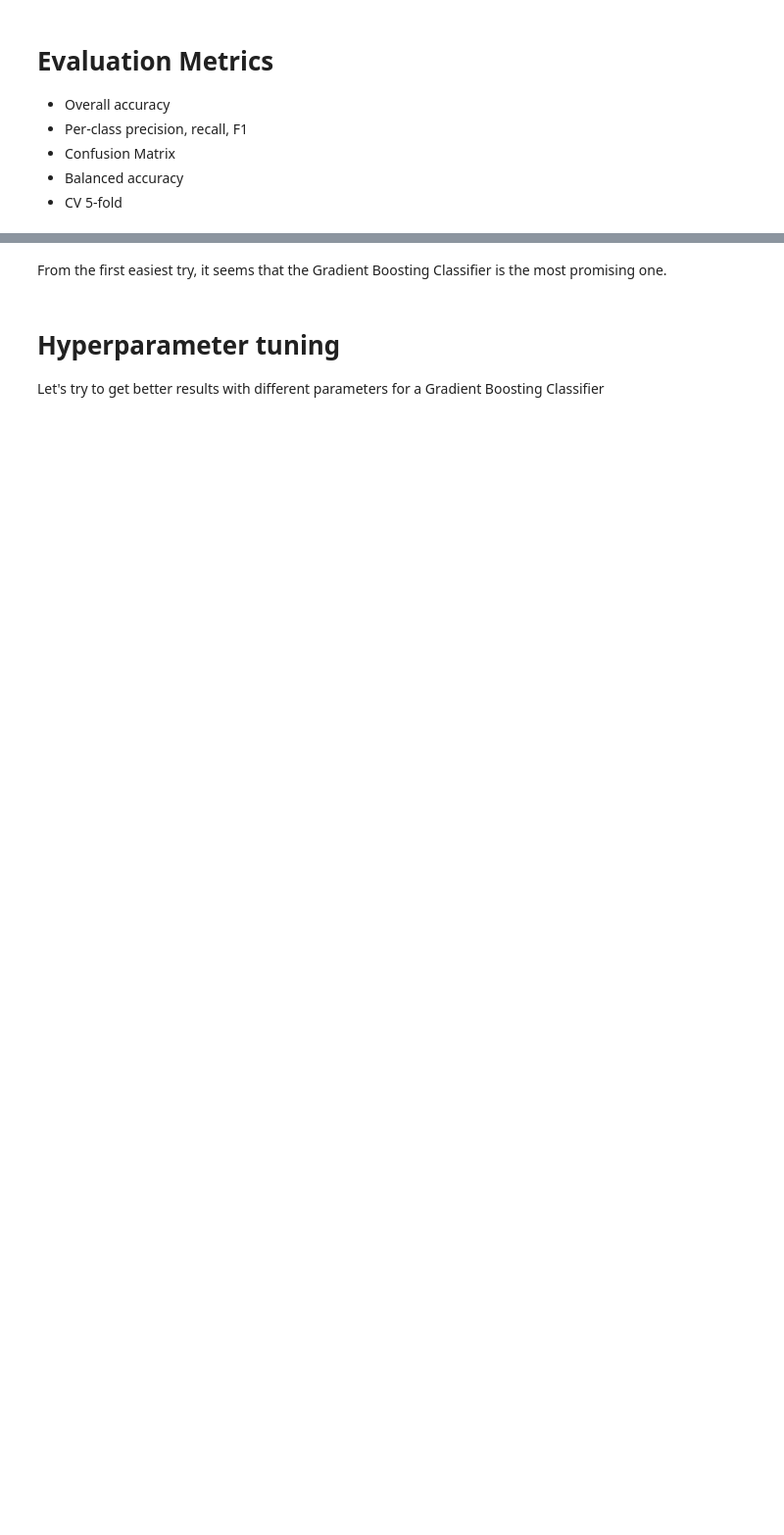
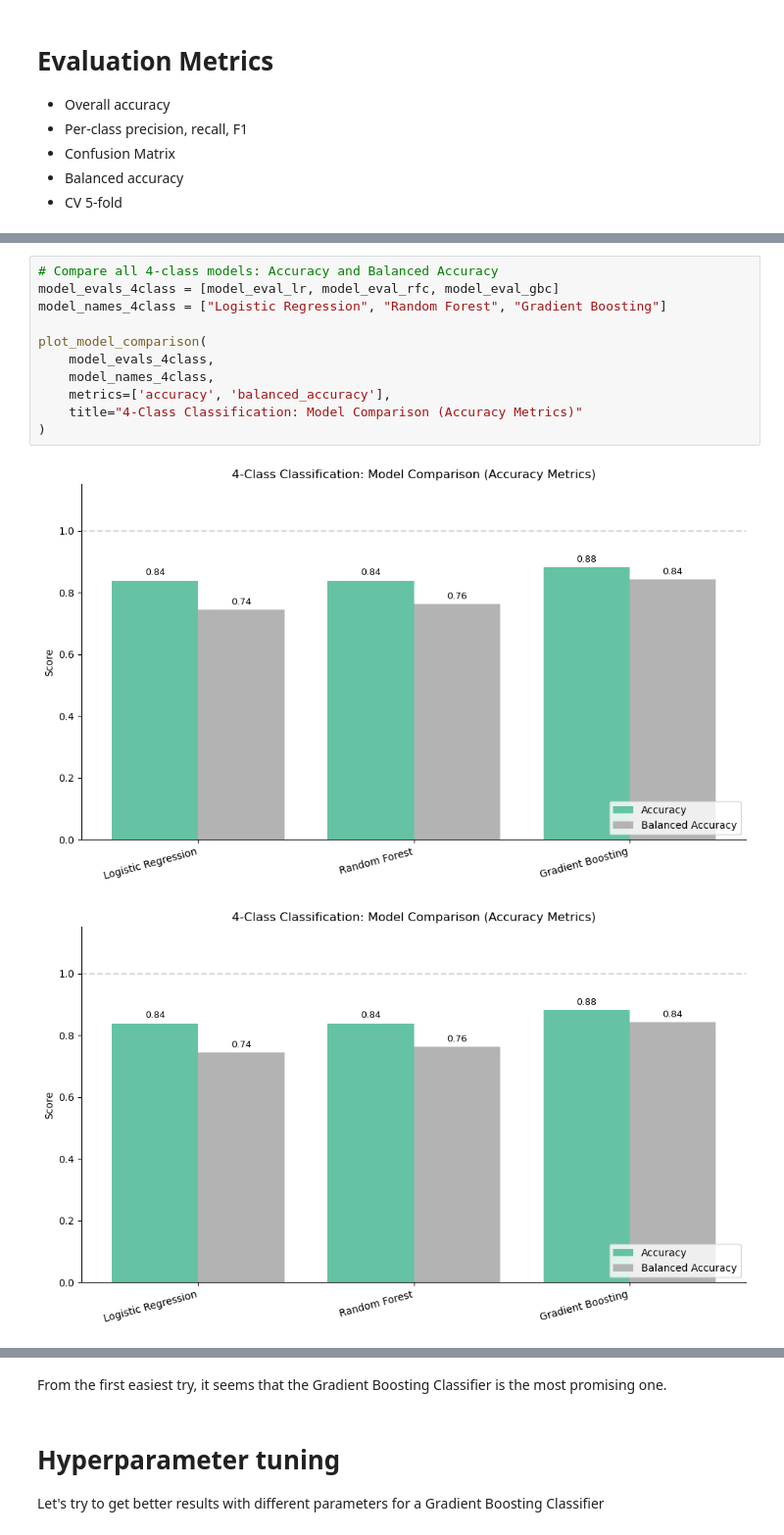
Before and after one commit to Lunomatique/BIO482_MiniProject_2025_Python, a Jupyter notebook: notebooks/MiniProject_Part4_Analysis_Figures.ipynb, the cells around one changed output, grey strips where cells are left out. Shown at 98% size. Cells and saved outputs as stored; diff of their text form; blank space fills up the shorter version.

Commit message:
added markdown explanation and plot function for metrics

```diff
--- a/notebooks/MiniProject_Part4_Analysis_Figures.ipynb
+++ b/notebooks/MiniProject_Part4_Analysis_Figures.ipynb
@@ -251,0 +419,14 @@ GradientBoosting :
+# %%
+# Compare all 4-class models: Accuracy and Balanced Accuracy
+model_evals_4class = [model_eval_lr, model_eval_rfc, model_eval_gbc]
+model_names_4class = ["Logistic Regression", "Random Forest", "Gradient Boosting"]
+
+plot_model_comparison(
+    model_evals_4class,
+    model_names_4class,
+    metrics=['accuracy', 'balanced_accuracy'],
+    title="4-Class Classification: Model Comparison (Accuracy Metrics)"
+)
+# %% [output]
+[figure, added]
+[figure, added]
```
Also changed, not shown: parts of 29 cells of this notebook.
